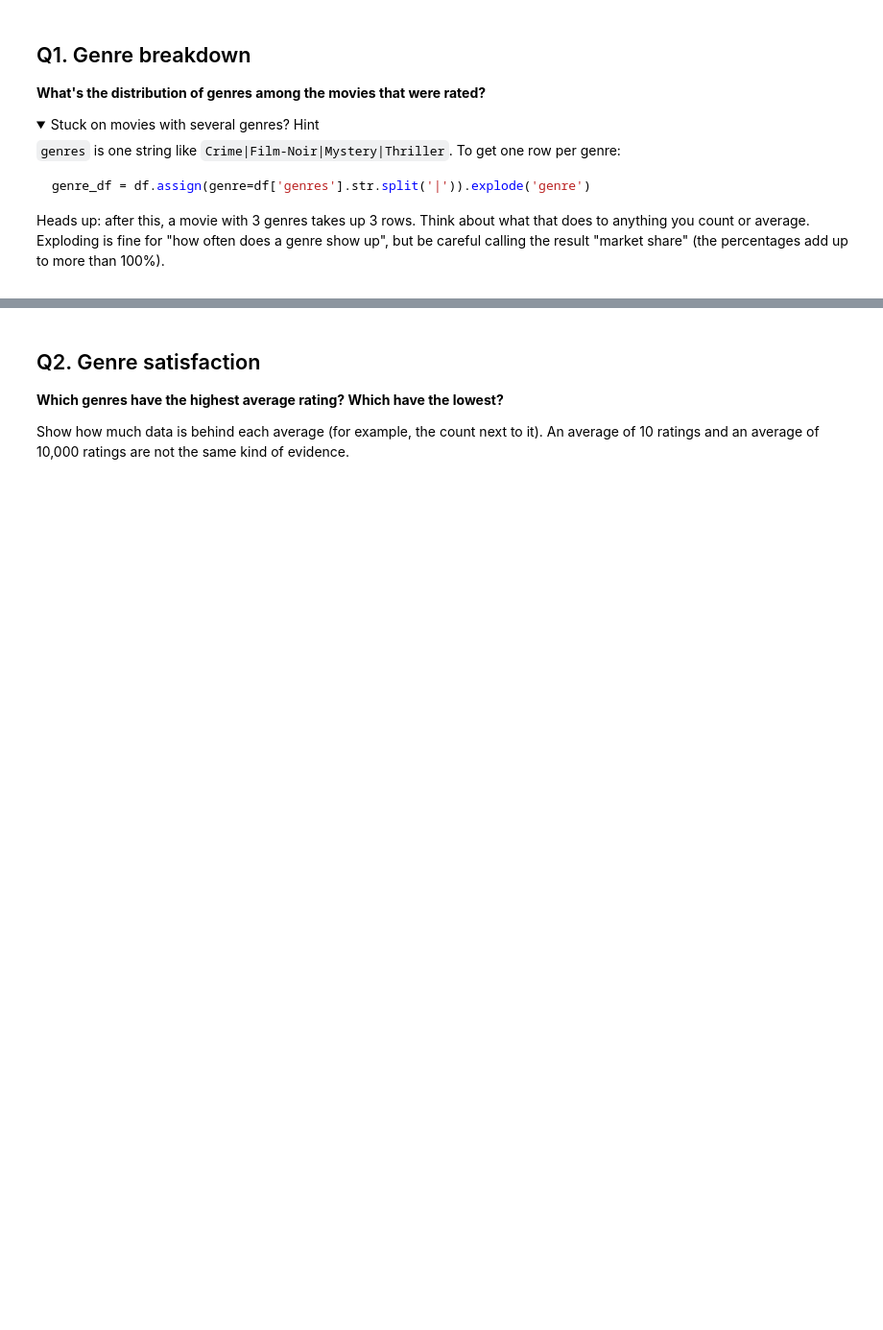
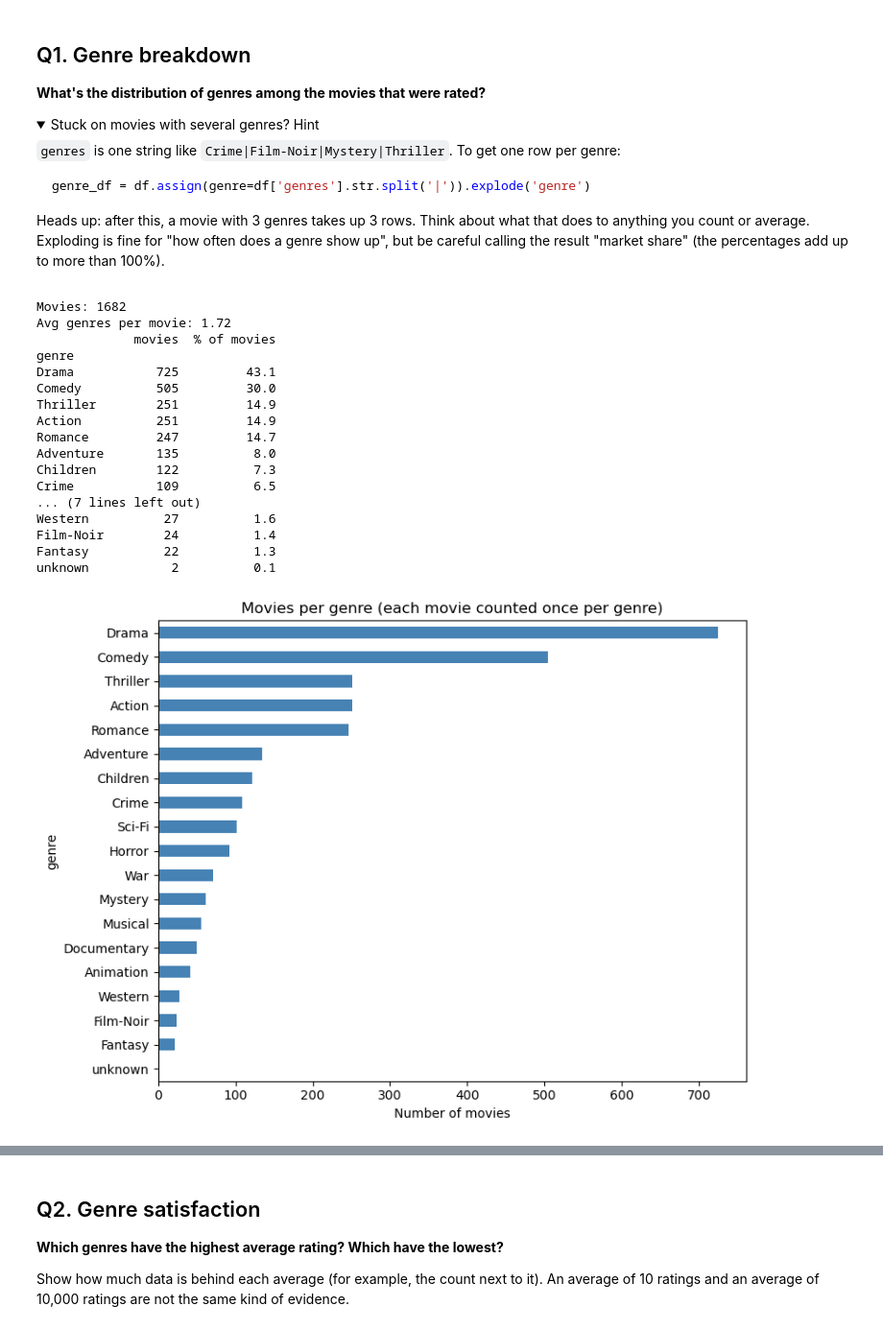
Before and after one commit to TonyMapeke/ds-fall-2026, a Jupyter notebook: Week-06-EDA-and-Dashboards/exercise/Tony_Mapeke_Week_06.ipynb, the cells around one changed output, grey strips where cells are left out. Shown at 96% size. Saved outputs shown, nothing was run; the diff lists cells and outputs as text; code cells hidden in the pictures; folded sections open; blank space fills up the shorter version.

```diff
--- a/Week-06-EDA-and-Dashboards/exercise/Tony_Mapeke_Week_06.ipynb
+++ b/Week-06-EDA-and-Dashboards/exercise/Tony_Mapeke_Week_06.ipynb
@@ -127,6 +139,43 @@ genre_df = df.assign(genre=df['genres'].str.split('|')).explode('genre')
 Heads up: after this, a movie with 3 genres takes up 3 rows. Think about what that does to anything you count or average. Exploding is fine for "how often does a genre show up", but be careful calling the result "market share" (the percentages add up to more than 100%).
 </details>
 # %%
-# Q1: your code here
+movies = df.drop_duplicates("movie_id")[["movie_id", "title", "genres"]]
+movie_genres = movies.assign(genre=movies["genres"].str.split("|")).explode("genre")
+
+genre_counts = movie_genres["genre"].value_counts()
+summary = pd.DataFrame({
+    "movies": genre_counts,
+    "% of movies": (genre_counts / len(movies) * 100).round(1),
+})
+print("Movies:", len(movies))
+print("Avg genres per movie:", round(len(movie_genres) / len(movies), 2))
+
+print(summary)
+
+fig, ax = plt.subplots(figsize=(8, 6))
+genre_counts.sort_values().plot.barh(ax=ax, color="steelblue")
+ax.set_xlabel("Number of movies")
+ax.set_title("Movies per genre (each movie counted once per genre)")
+plt.tight_layout()
+plt.show()
+# %% [output]
+Movies: 1682
+Avg genres per movie: 1.72
+             movies  % of movies
+genre
+Drama           725         43.1
+Comedy          505         30.0
+Thriller        251         14.9
+Action          251         14.9
+Romance         247         14.7
+Adventure       135          8.0
+Children        122          7.3
+Crime           109          6.5
+... (7 lines left out)
+Western          27          1.6
+Film-Noir        24          1.4
+Fantasy          22          1.3
+unknown           2          0.1
+[figure, added]
 # %% [markdown]
 **✏️ My answer (with numbers):** _(Which genres dominate, by how much, and what exactly did you count?)_
```
Also changed, not shown: parts of 4 cells of this notebook.
